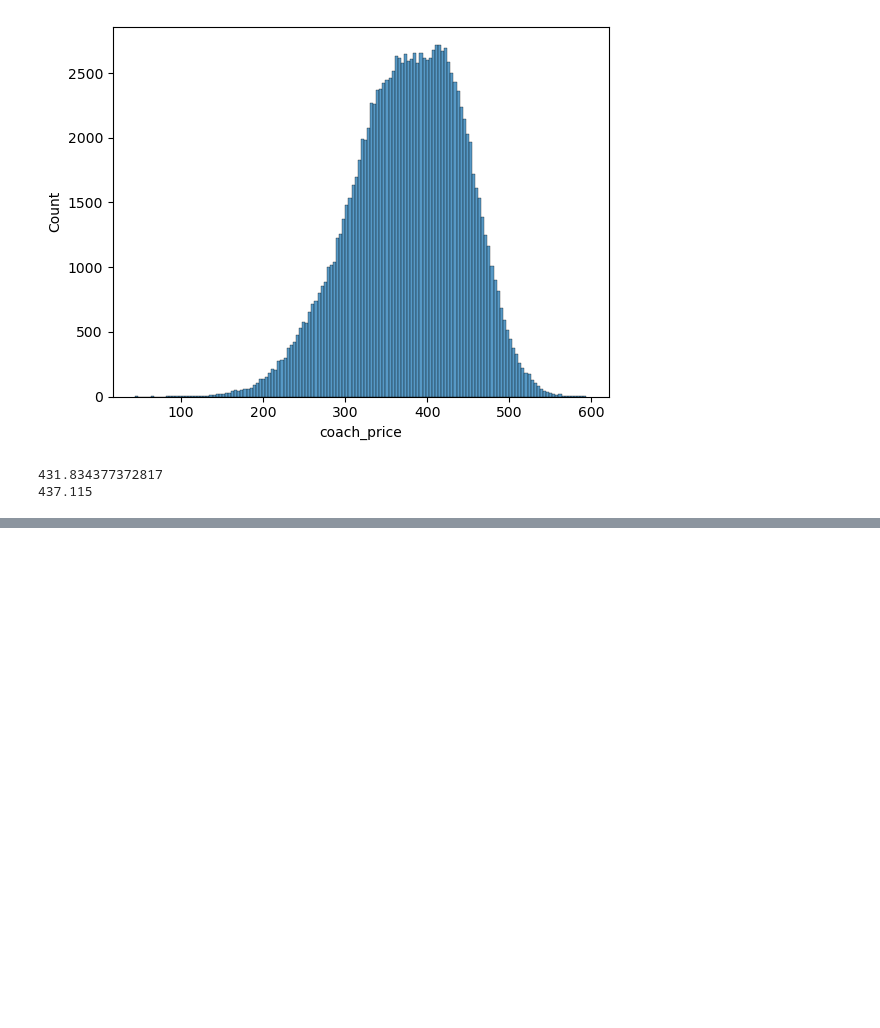
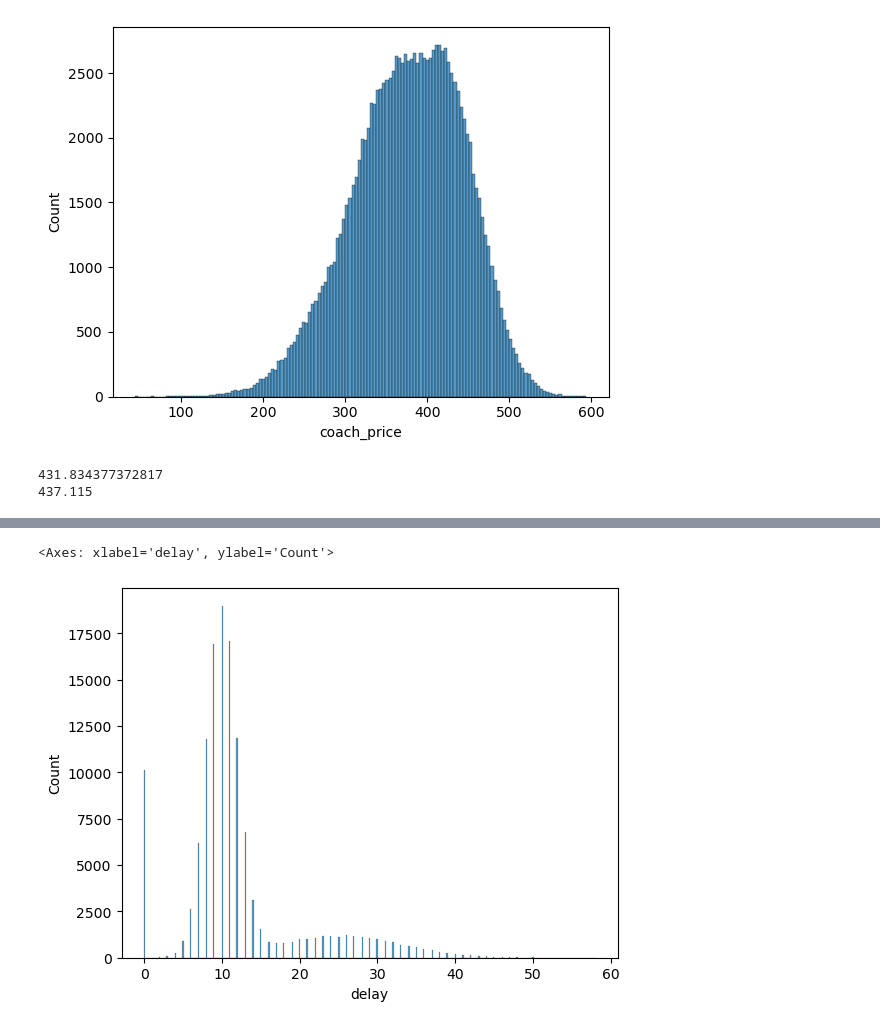
Before and after one commit to ZahraKiashemshaki/Airline-Analysis, a Jupyter notebook: Airline.ipynb, the cells around one changed output, grey strips where cells are left out. Saved outputs shown, nothing was run; the diff lists cells and outputs as text; code cells hidden in the pictures; blank space fills up the shorter version.

```diff
--- a/Airline.ipynb
+++ b/Airline.ipynb
@@ -50,0 +54,5 @@ sns.histplot(flight.coach_price[flight.hours == 8])
+# %%
+sns.histplot(flight.delay[flight.delay <= 500])
+# %% [output]
+<Axes: xlabel='delay', ylabel='Count'>
+[figure, added]
```
Also changed, not shown: parts of 6 cells of this notebook.
